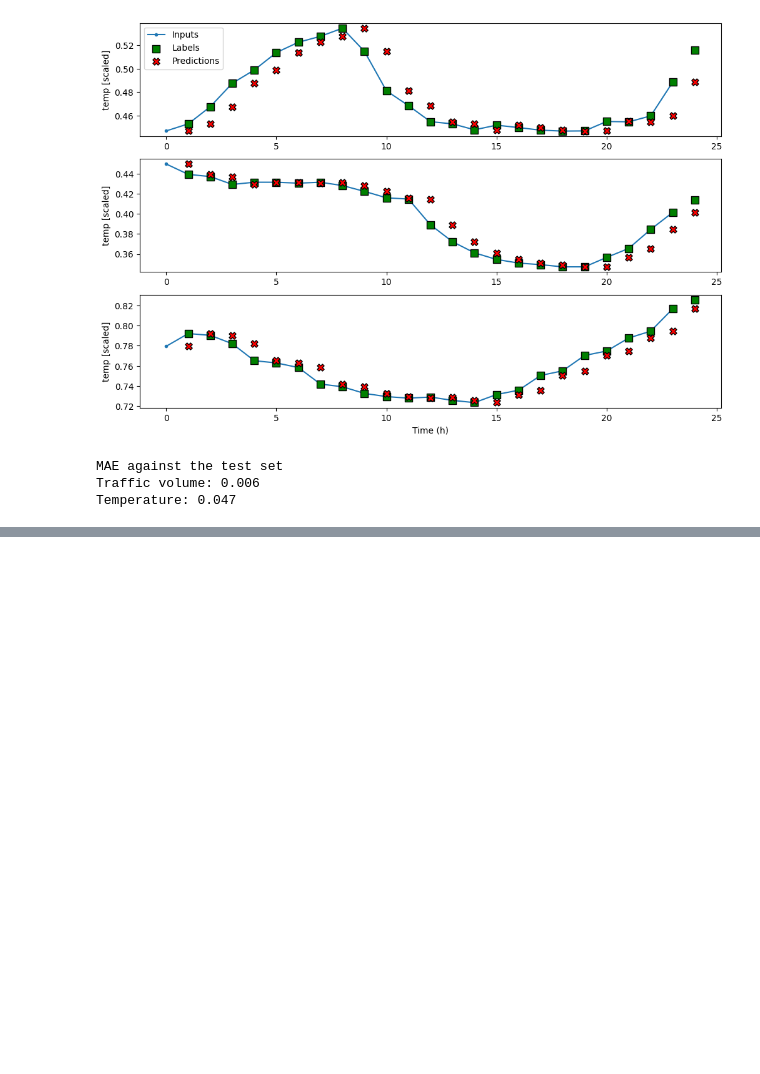
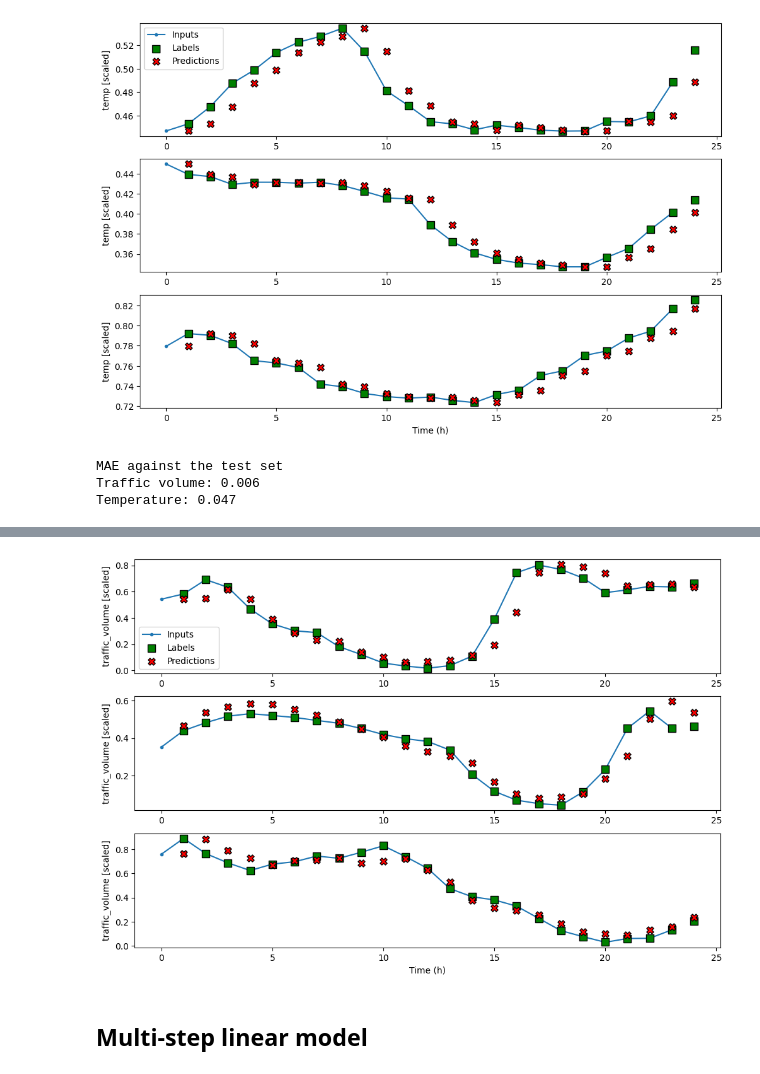
Before and after one commit to luigiselmi/timeseries, a Jupyter notebook: traffic_forecast_part_2.ipynb, the cells around one changed output, grey strips where cells are left out. Saved outputs shown, nothing was run; the diff lists cells and outputs as text; code cells hidden in the pictures; blank space fills up the shorter version.

Commit message:
Single-step linear model

```diff
--- a/traffic_forecast_part_2.ipynb
+++ b/traffic_forecast_part_2.ipynb
@@ -414,0 +428,4 @@ Temperature: 0.047
+# %%
+linear_model = keras.Sequential([
+    layers.Dense(units=1)
+])
@@ -414,0 +474,6 @@ Temperature: 0.047
+# %%
+wide_window.plot(linear_model)
+# %% [output]
+[figure, added]
+# %% [markdown]
+## Multi-step linear model
```
Also changed, not shown: parts of 7 cells of this notebook.
